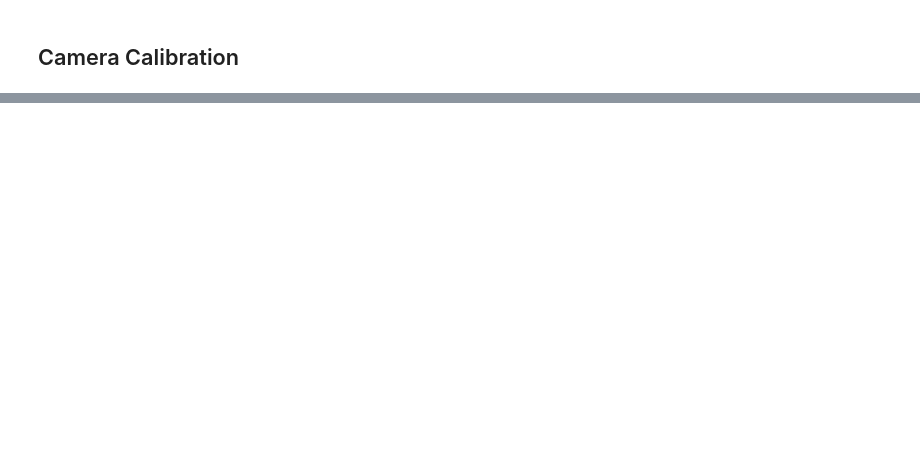
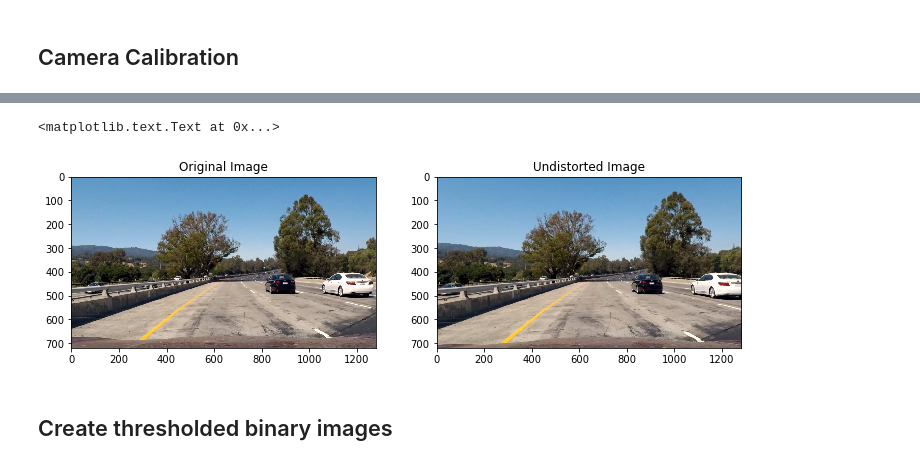
Before and after one commit to vinay631/Image_processing_lane_detection, a Jupyter notebook: Finding_Lanes.ipynb, the cells around one changed output, grey strips where cells are left out. Cells and saved outputs as stored; diff of their text form; code cells hidden in the pictures; blank space fills up the shorter version.

```diff
--- a/Finding_Lanes.ipynb
+++ b/Finding_Lanes.ipynb
@@ -64,0 +65,17 @@ print('...')
+# %%
+plt.figure(figsize=(12, 7))
+plt.subplot(1, 2, 1)
+plt.title("Undistorted Image")
+img = cv2.imread('test_images/test1.jpg')
+plt.subplot(1, 2, 1)
+plt.imshow(cv2.cvtColor(img, cv2.COLOR_BGR2RGB))
+plt.title("Original Image")
+plt.subplot(1, 2, 2)
+undist_img = cv2.undistort(img, mtx, dist, None, mtx)
+plt.imshow(cv2.cvtColor(undist_img, cv2.COLOR_BGR2RGB))
+plt.title("Undistorted Image")
+# %% [output]
+<matplotlib.text.Text at 0x...>
+[figure, added]
+# %% [markdown]
+## Create thresholded binary images
```
Also changed, not shown: parts of 3 cells of this notebook, 1 other file.
